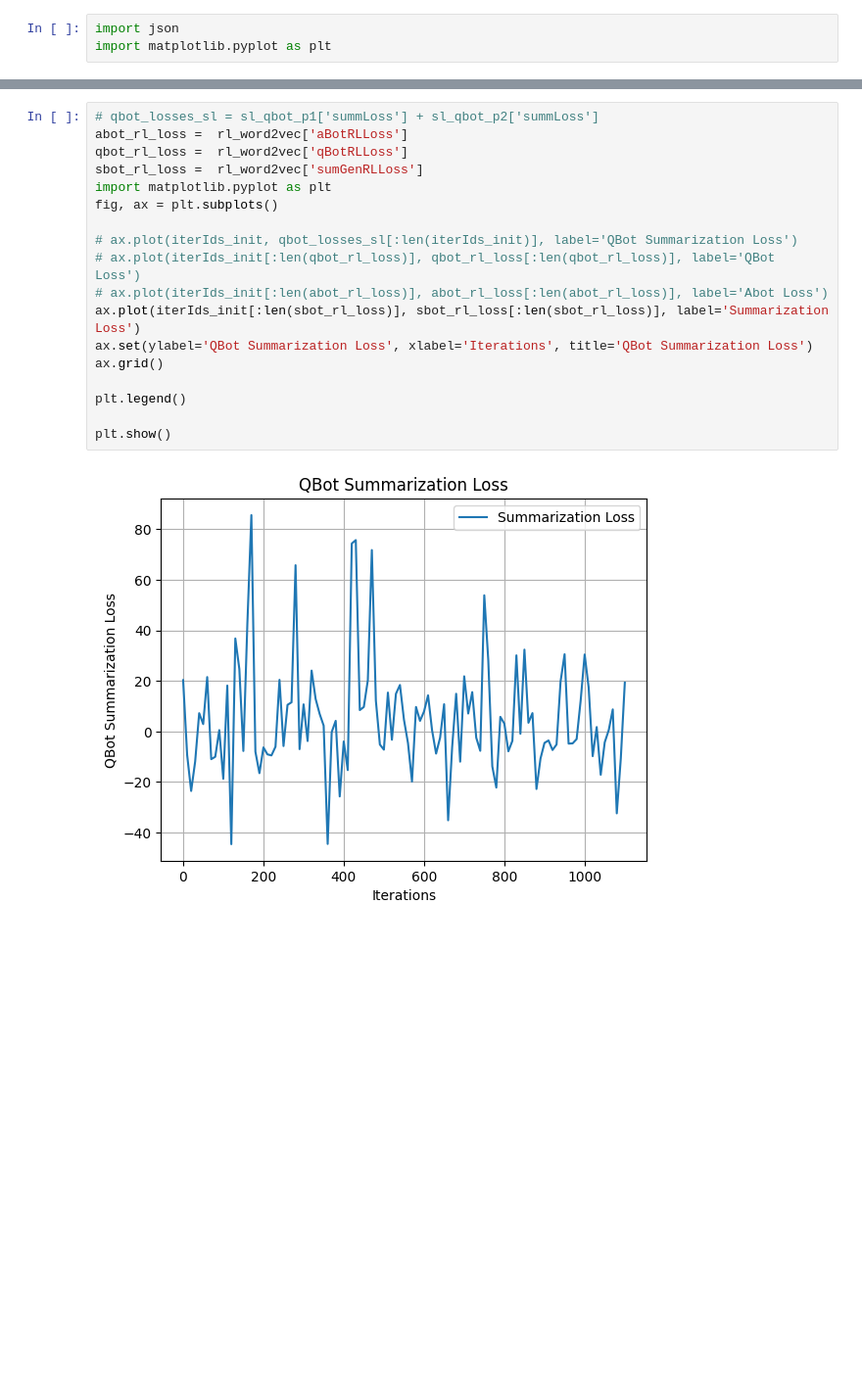
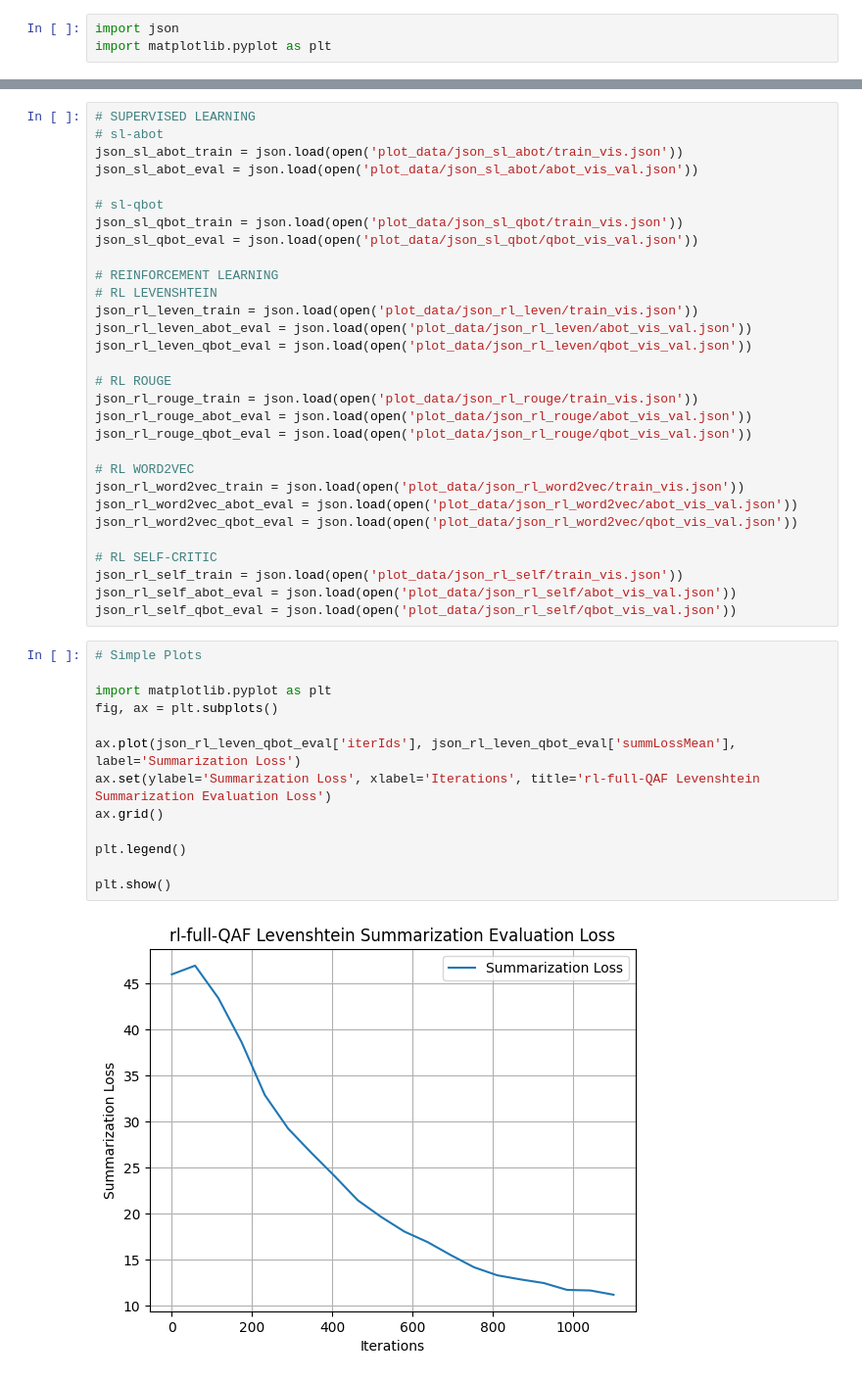
Before and after one commit to L4Limbo/lc_mas_torch, a Jupyter notebook: pg_plots.ipynb, the cells around one changed output, grey strips where cells are left out. Shown at 98% size. Saved outputs shown, nothing was run; the diff lists cells and outputs as text; blank space fills up the shorter version.

```diff
--- a/pg_plots.ipynb
+++ b/pg_plots.ipynb
@@ -22,20 +4,45 @@ len(sl_qbot_p2['summLoss'])
+# %%
+# SUPERVISED LEARNING
+# sl-abot
+json_sl_abot_train = json.load(open('plot_data/json_sl_abot/train_vis.json'))
+json_sl_abot_eval = json.load(open('plot_data/json_sl_abot/abot_vis_val.json'))
+
+# sl-qbot
+json_sl_qbot_train = json.load(open('plot_data/json_sl_qbot/train_vis.json'))
+json_sl_qbot_eval = json.load(open('plot_data/json_sl_qbot/qbot_vis_val.json'))
+
+# REINFORCEMENT LEARNING
+# RL LEVENSHTEIN
+json_rl_leven_train = json.load(open('plot_data/json_rl_leven/train_vis.json'))
+json_rl_leven_abot_eval = json.load(open('plot_data/json_rl_leven/abot_vis_val.json'))
+json_rl_leven_qbot_eval = json.load(open('plot_data/json_rl_leven/qbot_vis_val.json'))
+
+# RL ROUGE
+json_rl_rouge_train = json.load(open('plot_data/json_rl_rouge/train_vis.json'))
+json_rl_rouge_abot_eval = json.load(open('plot_data/json_rl_rouge/abot_vis_val.json'))
+json_rl_rouge_qbot_eval = json.load(open('plot_data/json_rl_rouge/qbot_vis_val.json'))
+
+# RL WORD2VEC
+json_rl_word2vec_train = json.load(open('plot_data/json_rl_word2vec/train_vis.json'))
+json_rl_word2vec_abot_eval = json.load(open('plot_data/json_rl_word2vec/abot_vis_val.json'))
+json_rl_word2vec_qbot_eval = json.load(open('plot_data/json_rl_word2vec/qbot_vis_val.json'))
+
+# RL SELF-CRITIC
+json_rl_self_train = json.load(open('plot_data/json_rl_self/train_vis.json'))
+json_rl_self_abot_eval = json.load(open('plot_data/json_rl_self/abot_vis_val.json'))
+json_rl_self_qbot_eval = json.load(open('plot_data/json_rl_self/qbot_vis_val.json'))
 # %%
-# qbot_losses_sl = sl_qbot_p1['summLoss'] + sl_qbot_p2['summLoss']
-abot_rl_loss =  rl_word2vec['aBotRLLoss']
-qbot_rl_loss =  rl_word2vec['qBotRLLoss']
-sbot_rl_loss =  rl_word2vec['sumGenRLLoss']
+# Simple Plots
+
 import matplotlib.pyplot as plt
 fig, ax = plt.subplots()
 
-# ax.plot(iterIds_init, qbot_losses_sl[:len(iterIds_init)], label='QBot Summarization Loss')
-# ax.plot(iterIds_init[:len(qbot_rl_loss)], qbot_rl_loss[:len(qbot_rl_loss)], label='QBot  Loss')
-# ax.plot(iterIds_init[:len(abot_rl_loss)], abot_rl_loss[:len(abot_rl_loss)], label='Abot Loss')
-ax.plot(iterIds_init[:len(sbot_rl_loss)], sbot_rl_loss[:len(sbot_rl_loss)], label='Summarization Loss')
-ax.set(ylabel='QBot Summarization Loss', xlabel='Iterations', title='QBot Summarization Loss')
+ax.plot(json_rl_leven_qbot_eval['iterIds'], json_rl_leven_qbot_eval['summLossMean'], label='Summarization Loss')
+ax.set(ylabel='Summarization Loss', xlabel='Iterations', title='rl-full-QAF Levenshtein Summarization Evaluation Loss')
 ax.grid()
 
 plt.legend()
 
 plt.show()
 # %% [output]
-[figure, old version]
+[figure, new version]
```
Also changed, not shown: parts of 9 cells of this notebook, 43 other files.
